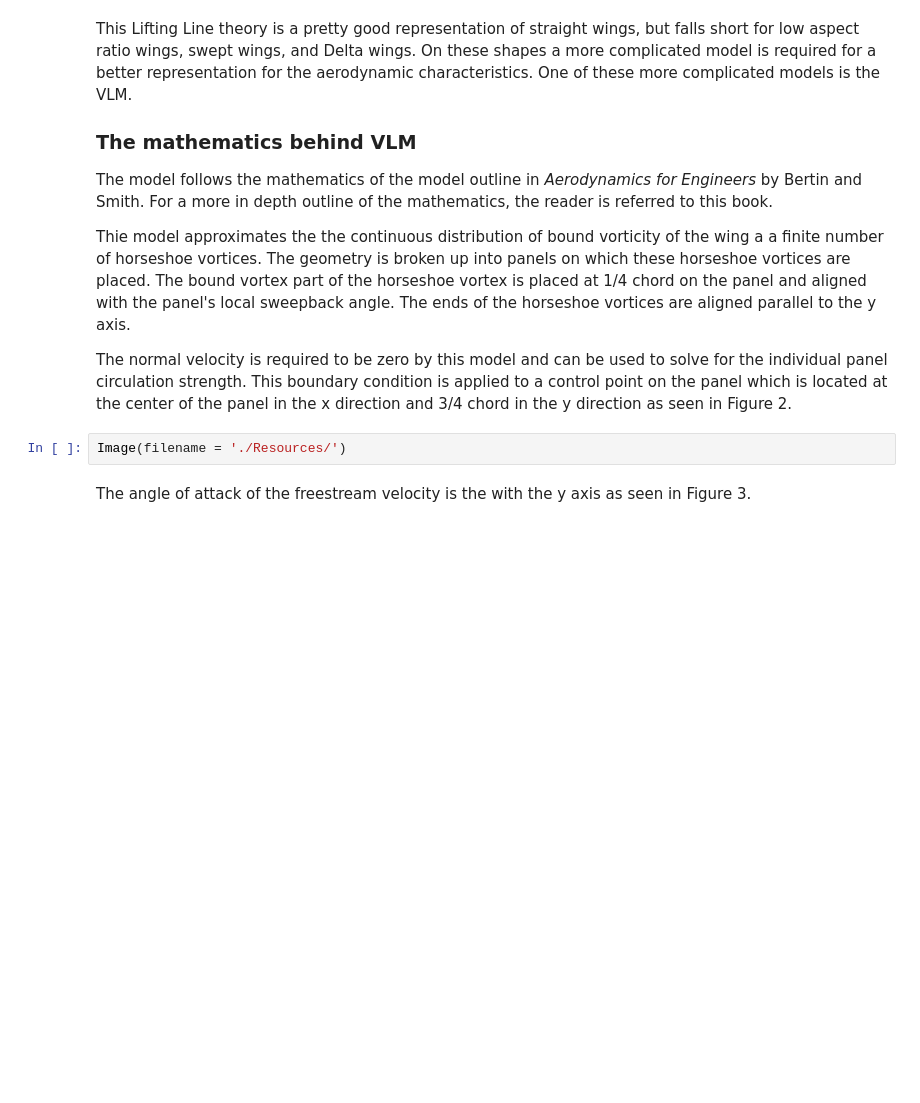
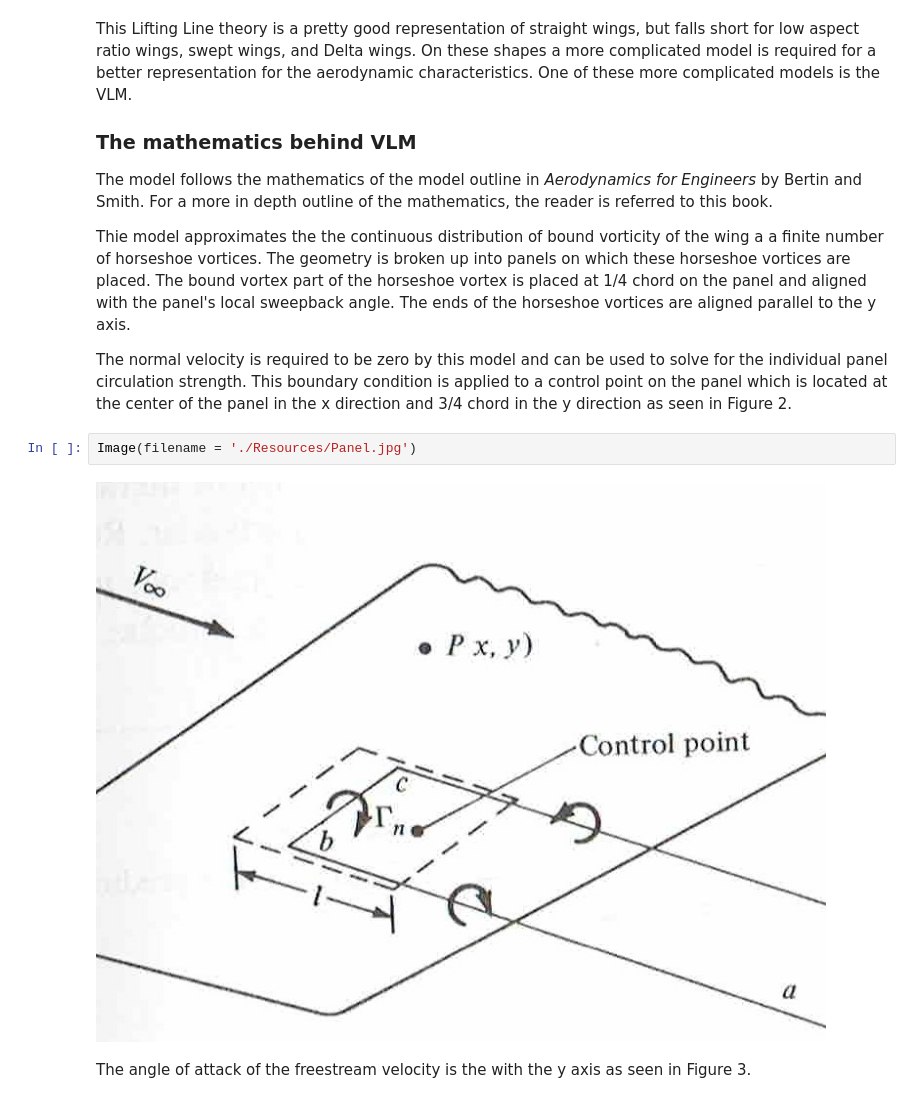
Before and after one commit to barbagroup/AeroPython-studentprojects2017, a Jupyter notebook: jennakosborn/Osborn_Project2017.ipynb, the cells around one changed output. Saved outputs shown, nothing was run; the diff lists cells and outputs as text; blank space fills up the shorter version.

```diff
--- a/jennakosborn/Osborn_Project2017.ipynb
+++ b/jennakosborn/Osborn_Project2017.ipynb
@@ -42,7 +42,9 @@ Thie model approximates the the continuous distribution of bound vorticity of th
 
 The normal velocity is required to be zero by this model and can be used to solve for the individual panel circulation strength. This boundary condition is applied to a control point on the panel which is located at the center of the panel in the x direction and 3/4 chord in the y direction as seen in Figure 2.
 # %%
-Image(filename = './Resources/')
+Image(filename = './Resources/Panel.jpg')
+# %% [output]
+[figure, added]
 # %% [markdown]
 The angle of attack of the freestream velocity is the with the y axis as seen in Figure 3.
 # %%
```
Also changed, not shown: parts of 5 cells of this notebook, 4 other files.
